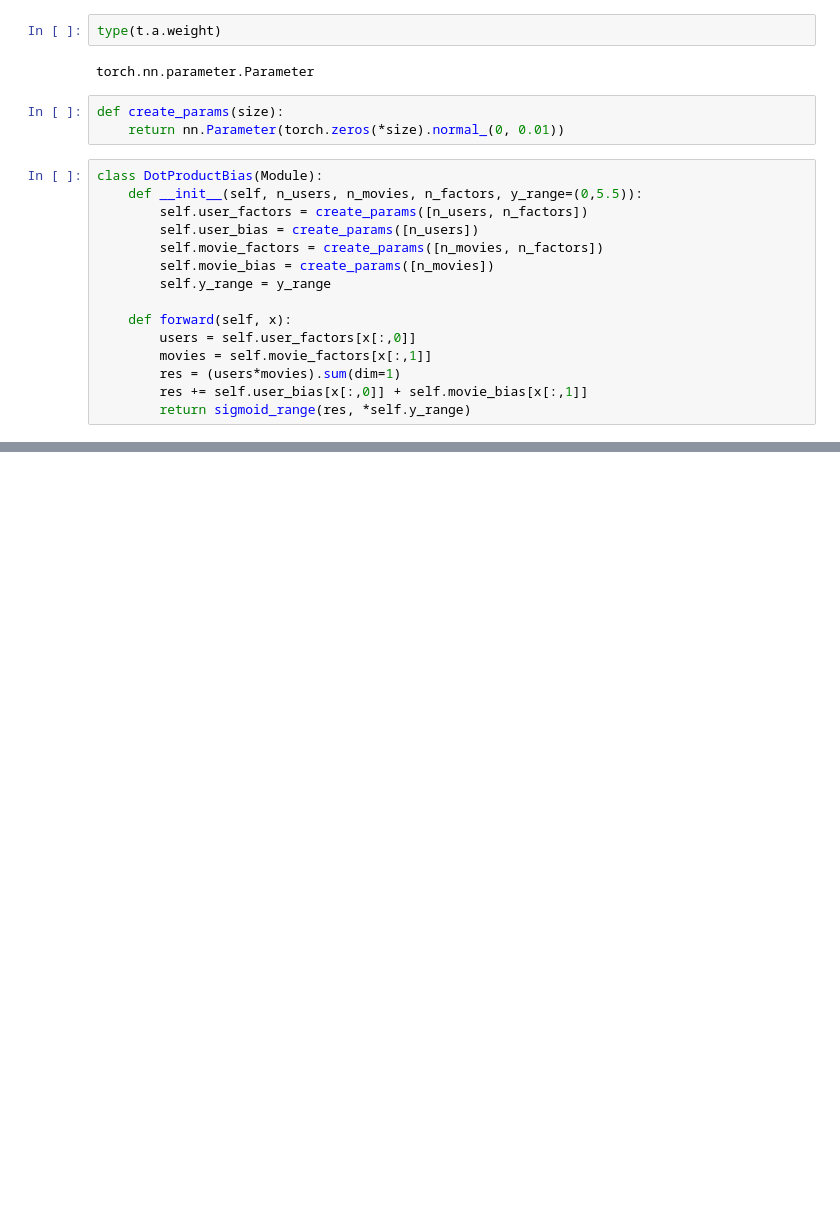
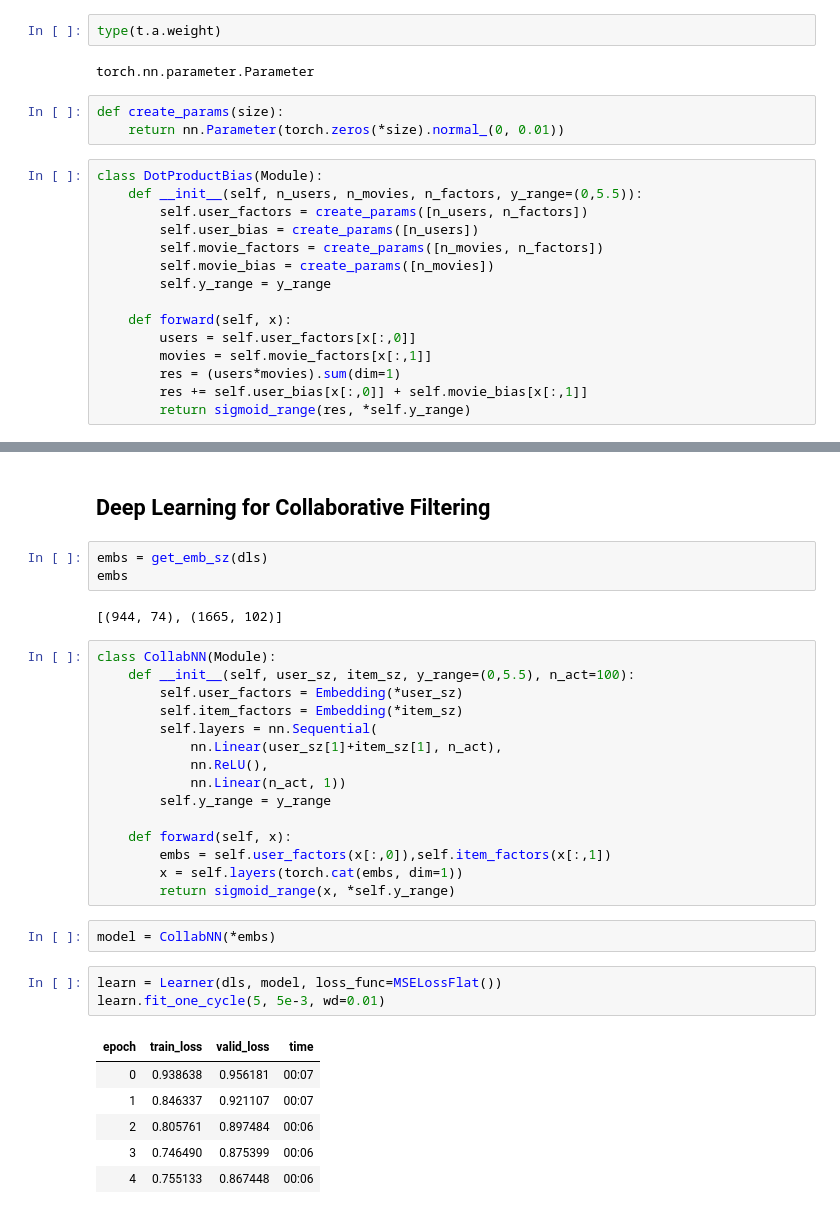
Before and after one commit to atozncoder/ai, a Jupyter notebook: BookChapter8.ipynb, the cells around one changed output, grey strips where cells are left out. Drawn from its saved outputs; the diff is of its cells as text; blank space fills up the shorter version.

```diff
--- a/BookChapter8.ipynb
+++ b/BookChapter8.ipynb
@@ -292,0 +331,34 @@ plt.show()
+# %% [markdown]
+## Deep Learning for Collaborative Filtering
+# %%
+embs = get_emb_sz(dls)
+embs
+# %% [output]
+[(944, 74), (1665, 102)]
+# %%
+class CollabNN(Module):
+    def __init__(self, user_sz, item_sz, y_range=(0,5.5), n_act=100):
+        self.user_factors = Embedding(*user_sz)
+        self.item_factors = Embedding(*item_sz)
+        self.layers = nn.Sequential(
+            nn.Linear(user_sz[1]+item_sz[1], n_act),
+            nn.ReLU(),
+            nn.Linear(n_act, 1))
+        self.y_range = y_range
+
+    def forward(self, x):
+        embs = self.user_factors(x[:,0]),self.item_factors(x[:,1])
+        x = self.layers(torch.cat(embs, dim=1))
+        return sigmoid_range(x, *self.y_range)
+# %%
+model = CollabNN(*embs)
+# %%
+learn = Learner(dls, model, loss_func=MSELossFlat())
+learn.fit_one_cycle(5, 5e-3, wd=0.01)
+# %% [output]
+| epoch | train_loss | valid_loss | time |
+| 0 | 0.938638 | 0.956181 | 00:07 |
+| 1 | 0.846337 | 0.921107 | 00:07 |
+| 2 | 0.805761 | 0.897484 | 00:06 |
+| 3 | 0.746490 | 0.875399 | 00:06 |
+| 4 | 0.755133 | 0.867448 | 00:06 |
```
Also changed, not shown: parts of 20 cells of this notebook.
